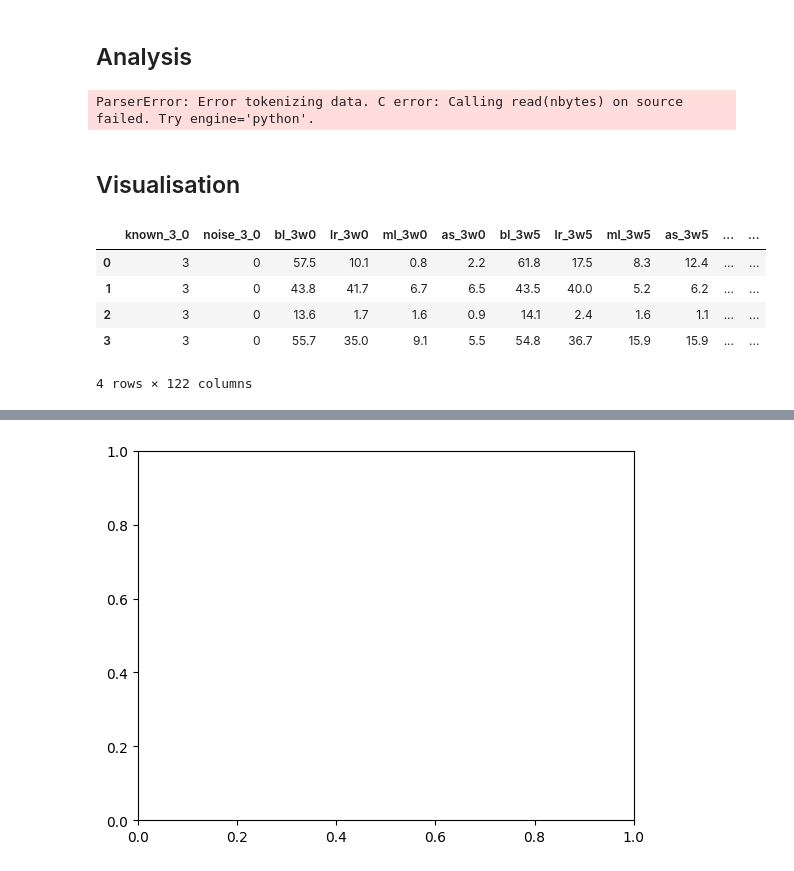
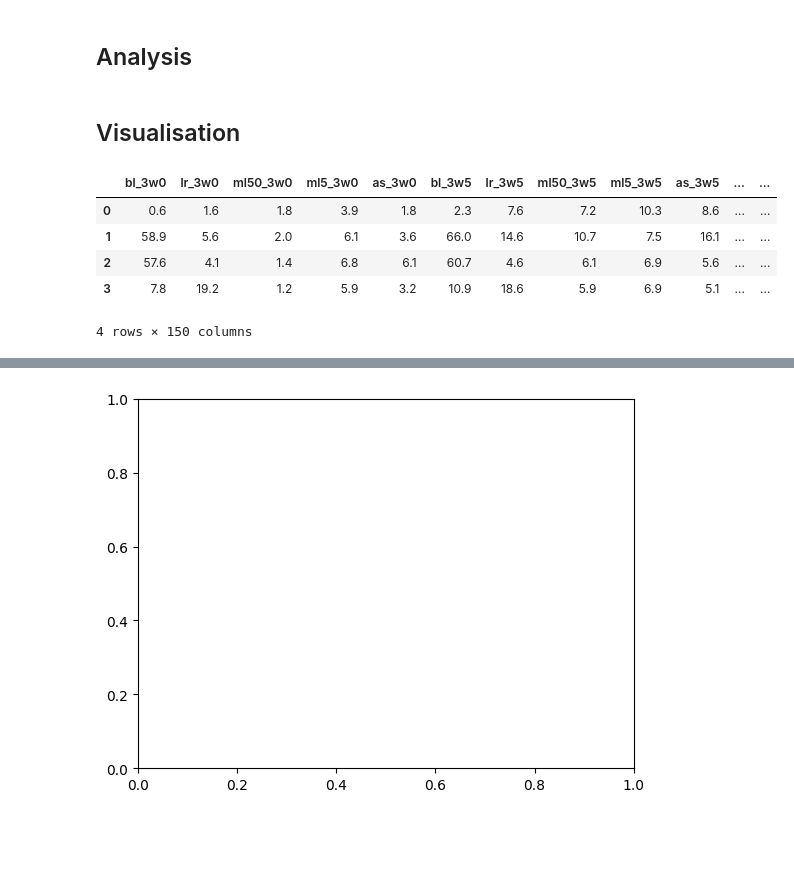
Before and after one commit to SeseRau/py-ma-git, a Jupyter notebook: notebooks/Analyse.ipynb, the cells around one changed output, grey strips where cells are left out. Saved outputs shown, nothing was run; the diff lists cells and outputs as text; code cells hidden in the pictures; blank space fills up the shorter version.

```diff
--- a/notebooks/Analyse.ipynb
+++ b/notebooks/Analyse.ipynb
@@ -7,8 +7,8 @@ import pandas as pd
 folderinput = "../workdir/AIS-TrainedModel/"
 
 #filename = f"aisdk-2023-11-08_1_knn_result_18000_10240"
-filename = f"aisdk-2023-11-08_1_knn_result_18000_10240_0302"
-#filename = f"aisdk-2023-11-09_1_knn_result_18000_10240_0302"
+#filename = f"aisdk-2023-11-08_1_knn_result_18000_10240_0302"
+filename = f"aisdk-2023-11-09_1_knn_result_18000_10240_0302"
 folderoutput = f"../workdir/AIS-Images/{filename}/"
 
 pd.set_option("display.float_format", lambda x: '%.1f' % x)
@@ -16,13 +16,14 @@ pd.set_option("display.float_format", lambda x: '%.1f' % x)
 df_res = pd.read_csv(f"{folderinput}{filename}.csv")
 
 
-df_res_dis = [0]*4*3*10
+df_res_dis = [0]*5*3*10
 i = 0
 
 for known in range(3, 13, 1):
     for noise in range(0, 11, 5):
-        for alg in ("bl", "lr", "ml50", "ml5", "as"):
-            df_res_dis[i] = (df_res[f"{alg}_{known}w{noise}"].describe())
+        #for alg in ("bl_", "lr_", "ml50_", "ml5_", "as_"):
+        for alg in ("bl_", "lr_", "ml50_", "ml5_", "as_"):
+            df_res_dis[i] = (df_res[f"{alg}{known}w{noise}"].describe())
             i = i + 1
 
 
@@ -46,31 +47,29 @@ df_res_dis = df_res_dis.replace("   ", ";")
 save_file = open(f"{folderoutput}{filename}_describe.csv", "w")
 save_file.write(df_res_dis)
 save_file.close()
-# %% [output]
-ParserError: Error tokenizing data. C error: Calling read(nbytes) on source failed. Try engine='python'.
 # %% [markdown]
 ## Visualisation
 # %%
 import pandas as pd
 from matplotlib import pyplot as plt
 
 folderinput = "../workdir/AIS-TrainedModel/"
 folderoutput = "../workdir/AIS-Images/"
 
 #filename = f"aisdk-2023-11-08_1_knn_result_18000_10240"
-filename = f"aisdk-2023-11-08_1_knn_result_18000_10240_0302"
-#filename = f"aisdk-2023-11-09_1_knn_result_18000_10240_0302"
+#filename = f"aisdk-2023-11-08_1_knn_result_18000_10240_0302"
+filename = f"aisdk-2023-11-09_1_knn_result_18000_10240_0302"
 
 df_res = pd.read_csv(f"{folderinput}{filename}.csv")
 
 df_res.head(4)
 # %% [output]
-|  | known_3_0 | noise_3_0 | bl_3w0 | lr_3w0 | ml_3w0 | as_3w0 | bl_3w5 | lr_3w5 | ml_3w5 | as_3w5 | ... | ... |
-| 0 | 3 | 0 | 57.5 | 10.1 | 0.8 | 2.2 | 61.8 | 17.5 | 8.3 | 12.4 | ... | ... |
-| 1 | 3 | 0 | 43.8 | 41.7 | 6.7 | 6.5 | 43.5 | 40.0 | 5.2 | 6.2 | ... | ... |
-| 2 | 3 | 0 | 13.6 | 1.7 | 1.6 | 0.9 | 14.1 | 2.4 | 1.6 | 1.1 | ... | ... |
-| 3 | 3 | 0 | 55.7 | 35.0 | 9.1 | 5.5 | 54.8 | 36.7 | 15.9 | 15.9 | ... | ... |
+|  | bl_3w0 | lr_3w0 | ml50_3w0 | ml5_3w0 | as_3w0 | bl_3w5 | lr_3w5 | ml50_3w5 | ml5_3w5 | as_3w5 | ... | ... |
+| 0 | 0.6 | 1.6 | 1.8 | 3.9 | 1.8 | 2.3 | 7.6 | 7.2 | 10.3 | 8.6 | ... | ... |
+| 1 | 58.9 | 5.6 | 2.0 | 6.1 | 3.6 | 66.0 | 14.6 | 10.7 | 7.5 | 16.1 | ... | ... |
+| 2 | 57.6 | 4.1 | 1.4 | 6.8 | 6.1 | 60.7 | 4.6 | 6.1 | 6.9 | 5.6 | ... | ... |
+| 3 | 7.8 | 19.2 | 1.2 | 5.9 | 3.2 | 10.9 | 18.6 | 5.9 | 6.9 | 5.1 | ... | ... |
-4 rows × 122 columns
+4 rows × 150 columns
 # %%
 #Boxplot A_A_X
 
```
Also changed, not shown: parts of 16 cells of this notebook, 1 other file.
